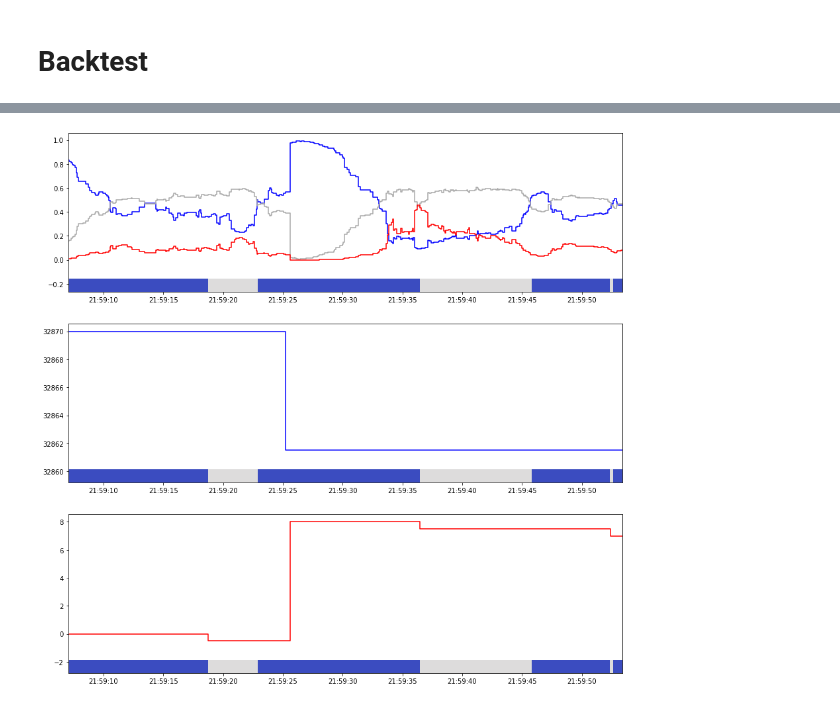
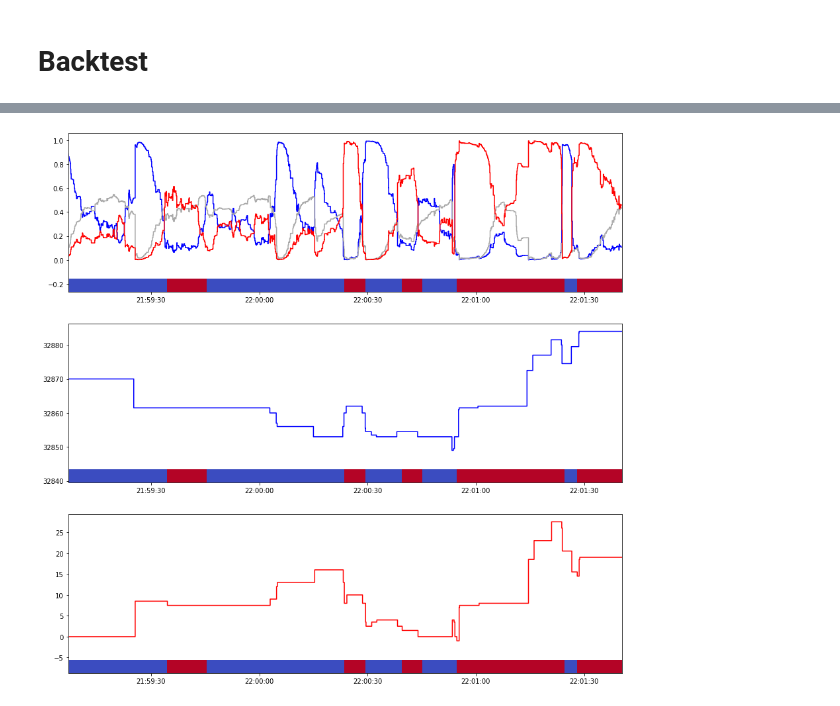
Before and after one commit to starovoitovs/deribot, a Jupyter notebook: backtest.ipynb, the cells around one changed output, grey strips where cells are left out. Cells and saved outputs as stored; diff of their text form; code cells hidden in the pictures.

```diff
--- a/backtest.ipynb
+++ b/backtest.ipynb
@@ -205,21 +209,21 @@ add_pcolor_to_plot(ax[1], df0[strategy_name])
 # %%
-STEP = 300
+STEP = 1000
 OFFSET = 0
 
-df0 = df20[OFFSET:OFFSET+STEP]
+df0 = df30[OFFSET:OFFSET+STEP]
 
 strategy_name = f'ewm_strategy_{COM}_{GAMMA}'
 
 fig, ax = plt.subplots(figsize=(15, 15), nrows=3)
 ax[0].step(df0.index, df0['p-'], c='b')
 ax[0].step(df0.index, df0['p0'], c='darkgray')
 ax[0].step(df0.index, df0['p+'], c='r')
 add_pcolor_to_plot(ax[0], df0[strategy_name])
 
 ax[1].step(df0.index, df0['best_bid_price'], c='b')
 add_pcolor_to_plot(ax[1], df0[strategy_name])
 
 ax[2].step(df0.index, df0['pnl'], c='r')
 add_pcolor_to_plot(ax[2], df0[strategy_name])
 # %% [output]
-[figure, old version]
+[figure, new version]
```
Also changed, not shown: parts of 13 cells of this notebook, 7 other files.
